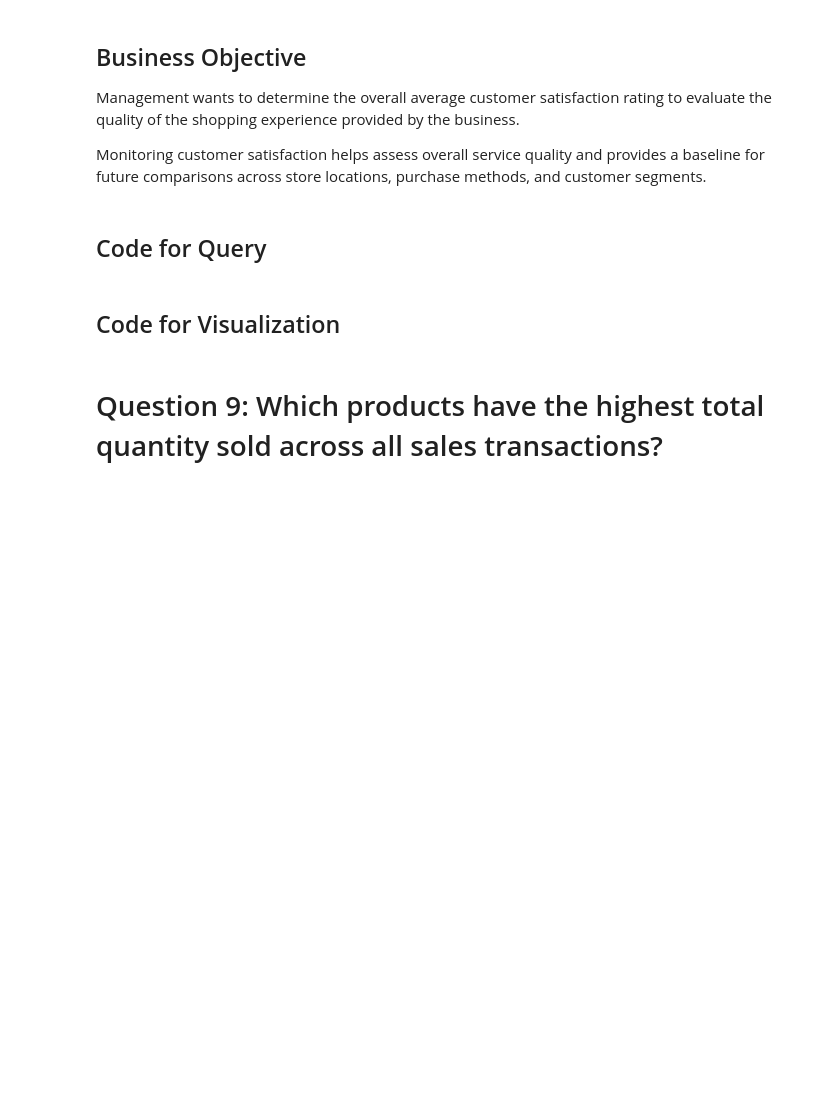
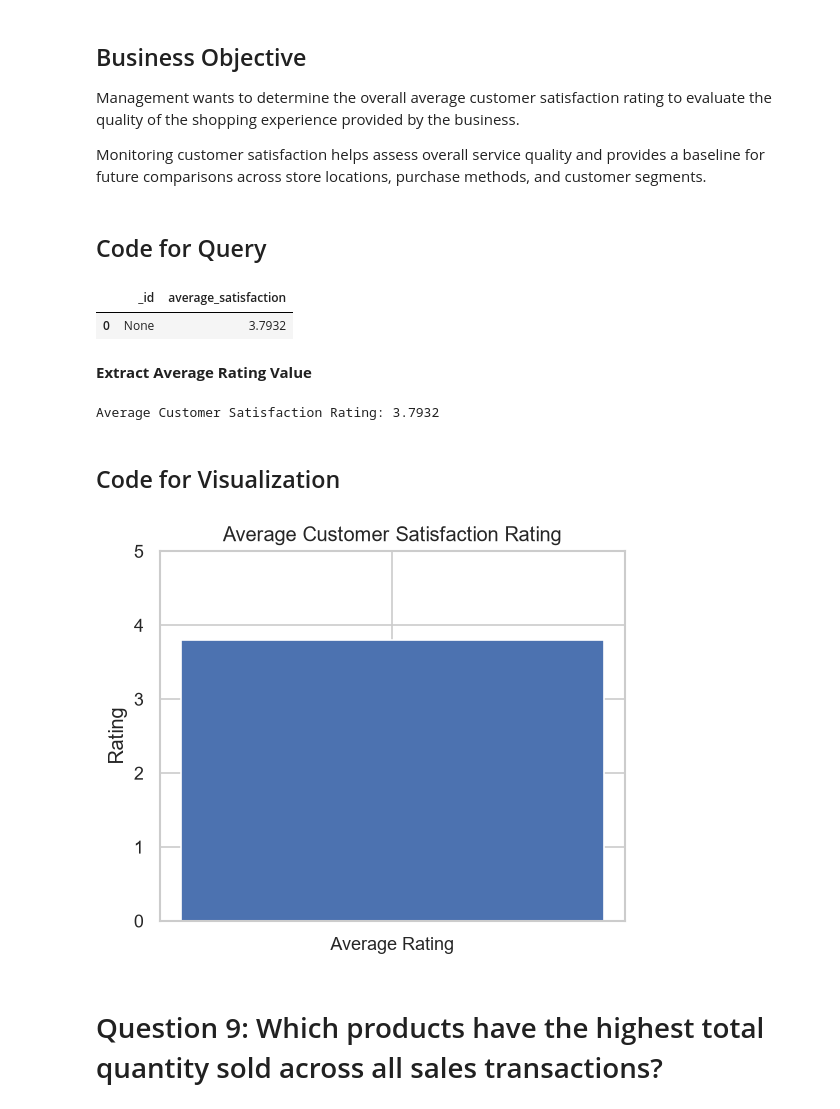
Before and after one commit to thanuja-reddi/MongoDB_EDA_Case_Study, a Jupyter notebook: notebooks/homework_casestudy_questions.ipynb, the cells around one changed output. Saved outputs shown, nothing was run; the diff lists cells and outputs as text; code cells hidden in the pictures; blank space fills up the shorter version.

Commit message:
Completed Q8: Average customer satisfaction analysis

```diff
--- a/notebooks/homework_casestudy_questions.ipynb
+++ b/notebooks/homework_casestudy_questions.ipynb
@@ -634,8 +634,53 @@ Management wants to determine the overall average customer satisfaction rating t
 Monitoring customer satisfaction helps assess overall service quality and provides a baseline for future comparisons across store locations, purchase methods, and customer segments.
 # %% [markdown]
 ## Code for Query
+# %%
+pipeline = [
+    {
+        "$group": {
+            "_id": None,
+            "average_satisfaction": {
+                "$avg": "$customer.satisfaction"
+            }
+        }
+    }
+]
+
+result = list(sales.aggregate(pipeline))
+
+average_satisfaction = pd.DataFrame(result)
+
+average_satisfaction
+# %% [output]
+|  | _id | average_satisfaction |
+| 0 | None | 3.7932 |
+# %% [markdown]
+**Extract Average Rating Value**
+# %%
+avg_rating = average_satisfaction["average_satisfaction"][0]
+
+print("Average Customer Satisfaction Rating:", avg_rating)
+# %% [output]
+Average Customer Satisfaction Rating: 3.7932
 # %% [markdown]
 ## Code for Visualization
+# %%
+plt.figure(figsize=(5,4))
+
+plt.bar(
+    ["Average Rating"],
+    [avg_rating]
+)
+
+plt.ylim(0,5)
+
+plt.title("Average Customer Satisfaction Rating")
+
+plt.ylabel("Rating")
+
+plt.show()
+# %% [output]
+[figure, added]
 # %% [markdown]
 # Question 9: Which products have the highest total quantity sold across all sales transactions?
 # %% [markdown]
```
